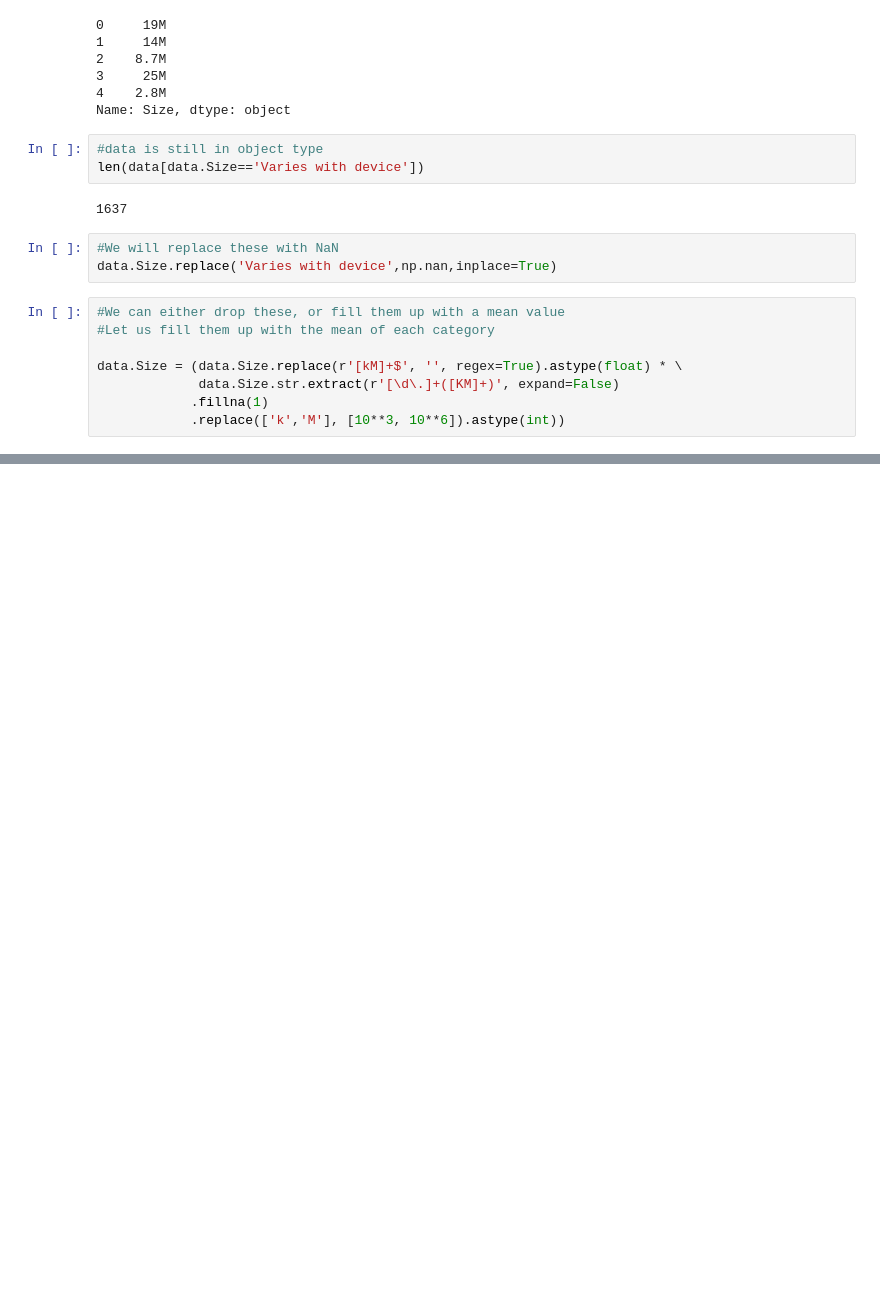
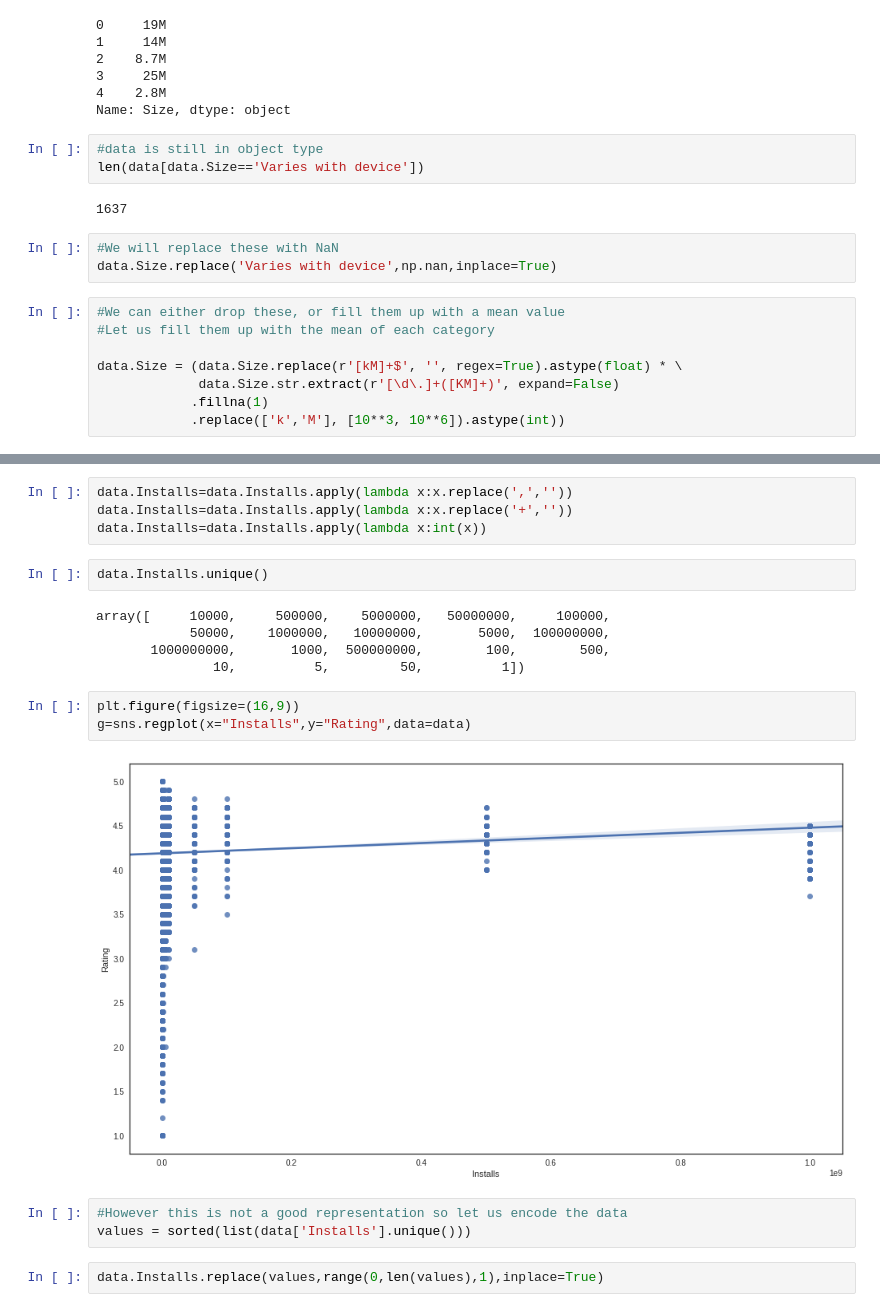
Before and after one commit to KUNAL1612/GooglePlayStoreApps, a Jupyter notebook: GooglePlayApp.ipynb, the cells around one changed output, grey strips where cells are left out. Drawn from its saved outputs; the diff is of its cells as text; blank space fills up the shorter version.

```diff
--- a/GooglePlayApp.ipynb
+++ b/GooglePlayApp.ipynb
@@ -234,0 +254,21 @@ g = sns.jointplot(x="Size", y="Rating",color = 'gray', data=data, size = 8);
+# %%
+data.Installs=data.Installs.apply(lambda x:x.replace(',',''))
+data.Installs=data.Installs.apply(lambda x:x.replace('+',''))
+data.Installs=data.Installs.apply(lambda x:int(x))
+# %%
+data.Installs.unique()
+# %% [output]
+array([     10000,     500000,    5000000,   50000000,     100000,
+            50000,    1000000,   10000000,       5000,  100000000,
+       1000000000,       1000,  500000000,        100,        500,
+               10,          5,         50,          1])
+# %%
+plt.figure(figsize=(16,9))
+g=sns.regplot(x="Installs",y="Rating",data=data)
+# %% [output]
+[figure, added]
+# %%
+#However this is not a good representation so let us encode the data
+values = sorted(list(data['Installs'].unique()))
+# %%
+data.Installs.replace(values,range(0,len(values),1),inplace=True)
```
Also changed, not shown: parts of 8 cells of this notebook.
